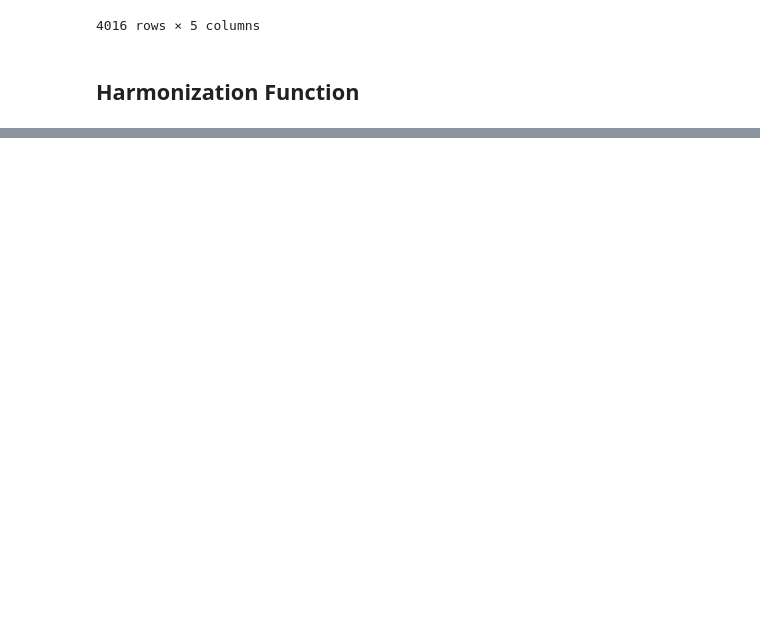
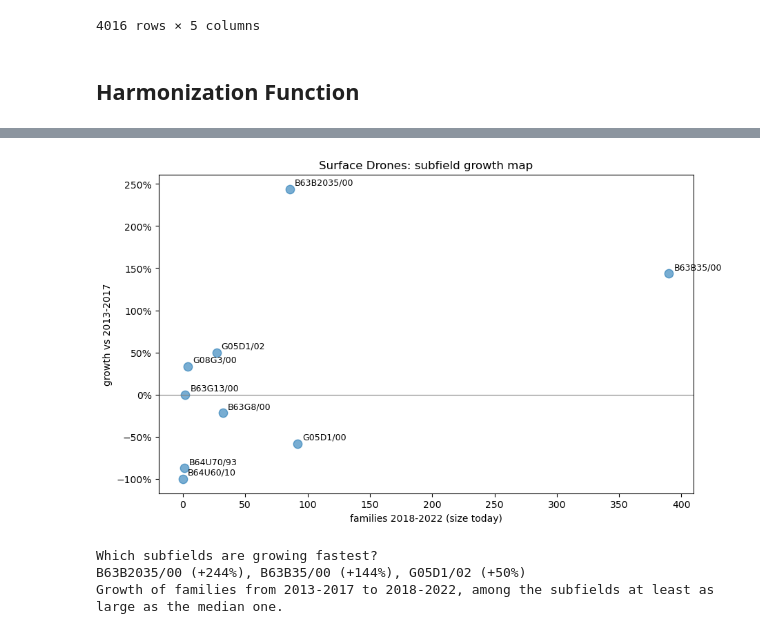
Before and after one commit to dattiluca-afk/innovation-management-assignment, a Jupyter notebook: notebooks/step_2.ipynb, the cells around one changed output, grey strips where cells are left out. Cells and saved outputs as stored; diff of their text form; code cells hidden in the pictures; blank space fills up the shorter version.

```diff
--- a/notebooks/step_2.ipynb
+++ b/notebooks/step_2.ipynb
@@ -638,0 +1507,21 @@ def my_harmonisation(app_df, gold_df):
+# %%
+RECENT = (LAST_COMPLETE_YEAR - 4, LAST_COMPLETE_YEAR)          # the last 5 complete years
+PAST = (RECENT[0] - 5, RECENT[0] - 1)                          # the 5 years before
+
+
+def subfield(cpc):
+    "CPC group with the first two digits after the slash: H01M8/1004 -> H01M8/10."
+    main_group, subgroup = cpc.split("/")
+    return f"{main_group}/{subgroup[:2]}"
+
+
+in_sector = family_cpc[family_cpc["cpc"].str.startswith(tuple(SECTOR_CPC_PREFIXES))].copy()
+in_sector["subfield"] = in_sector["cpc"].map(subfield)
+in_sector = in_sector.drop_duplicates(["unit_id", "subfield"])
+
+past = in_sector[in_sector["year"].between(*PAST)].groupby("subfield")["unit_id"].nunique()
+recent = in_sector[in_sector["year"].between(*RECENT)].groupby("subfield")["unit_id"].nunique()
+subfields = pd.DataFrame({f"families {PAST[0]}-{PAST[1]}": past, f"families {RECENT[0]}-{RECENT[1]}": recent}).fillna(0)
+subfields["growth (%)"] = (subfields.iloc[:, 1] / subfields.iloc[:, 0] - 1) * 100
+subfields = subfields.sort_values(subfields.columns[1], ascending=False)
+subfields.round(1)
@@ -638,0 +1540,30 @@ def my_harmonisation(app_df, gold_df):
+# %%
+plot = subfields[subfields.iloc[:, 0] > 0]                   # growth is defined only if the subfield existed before
+fig, ax = plt.subplots(figsize=(10, 6))
+ax.scatter(plot.iloc[:, 1], plot["growth (%)"], s=80, alpha=0.6)
+for name, row in plot.iterrows():
+    ax.annotate(name, (row.iloc[1], row["growth (%)"]), xytext=(5, 4), textcoords="offset points", fontsize=9)
+ax.axhline(0, color="grey", lw=0.8)
+ax.set(title=f"{SECTOR_NAME}: subfield growth map", xlabel=f"families {RECENT[0]}-{RECENT[1]} (size today)",
+       ylabel=f"growth vs {PAST[0]}-{PAST[1]}")
+ax.yaxis.set_major_formatter(PercentFormatter(100))
+plt.show()
+# %% [output]
+[figure, added]
+# %%
+# fastest-growing subfields, among those at least as large as the median subfield today
+size_today = plot.iloc[:, 1]
+fastest = plot[size_today >= size_today.median()].sort_values("growth (%)", ascending=False).head(3)
+
+results = ", ".join(f"{name} ({row['growth (%)']:+.0f}%)" for name, row in fastest.iterrows())
+
+print("Which subfields are growing fastest?")
+print(results)
+print(
+    f"Growth of families from {PAST[0]}-{PAST[1]} to {RECENT[0]}-{RECENT[1]}, "
+    "among the subfields at least as large as the median one. "
+)
+# %% [output]
+Which subfields are growing fastest?
+B63B2035/00 (+244%), B63B35/00 (+144%), G05D1/02 (+50%)
+Growth of families from 2013-2017 to 2018-2022, among the subfields at least as large as the median one.
```
Also changed, not shown: parts of 88 cells of this notebook.
